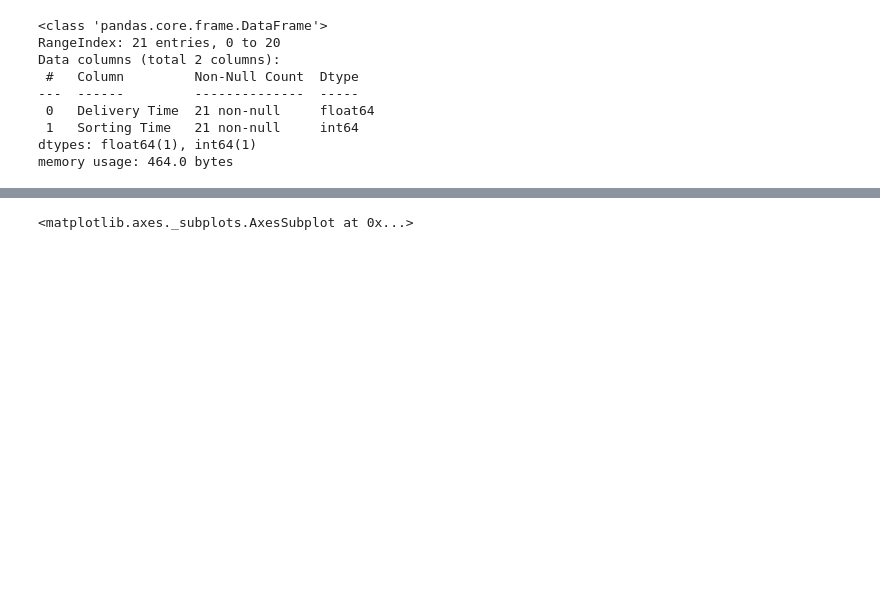
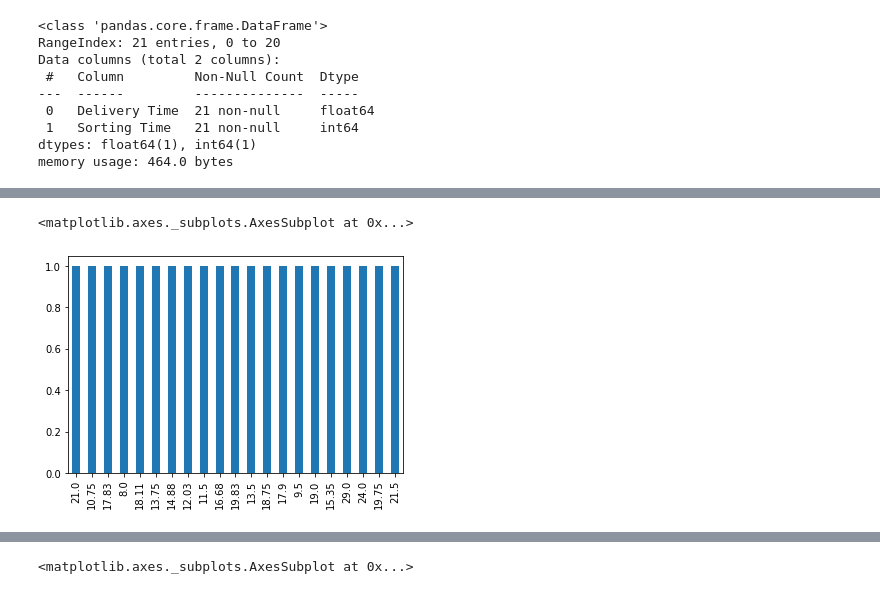
Before and after one commit to bismahashim/Assignment, a Jupyter notebook: Assignment_Simple_Linear_Regression_Q1.ipynb, the cells around one changed output, grey strips where cells are left out. Cells and saved outputs as stored; diff of their text form; code cells hidden in the pictures; blank space fills up the shorter version.

```diff
--- a/Assignment_Simple_Linear_Regression_Q1.ipynb
+++ b/Assignment_Simple_Linear_Regression_Q1.ipynb
@@ -41,0 +109,5 @@ memory usage: 464.0 bytes
+# %%
+data['Delivery Time'].value_counts().plot.bar()
+# %% [output]
+<matplotlib.axes._subplots.AxesSubplot at 0x...>
+[figure, added]
```
Also changed, not shown: parts of 11 cells of this notebook.
